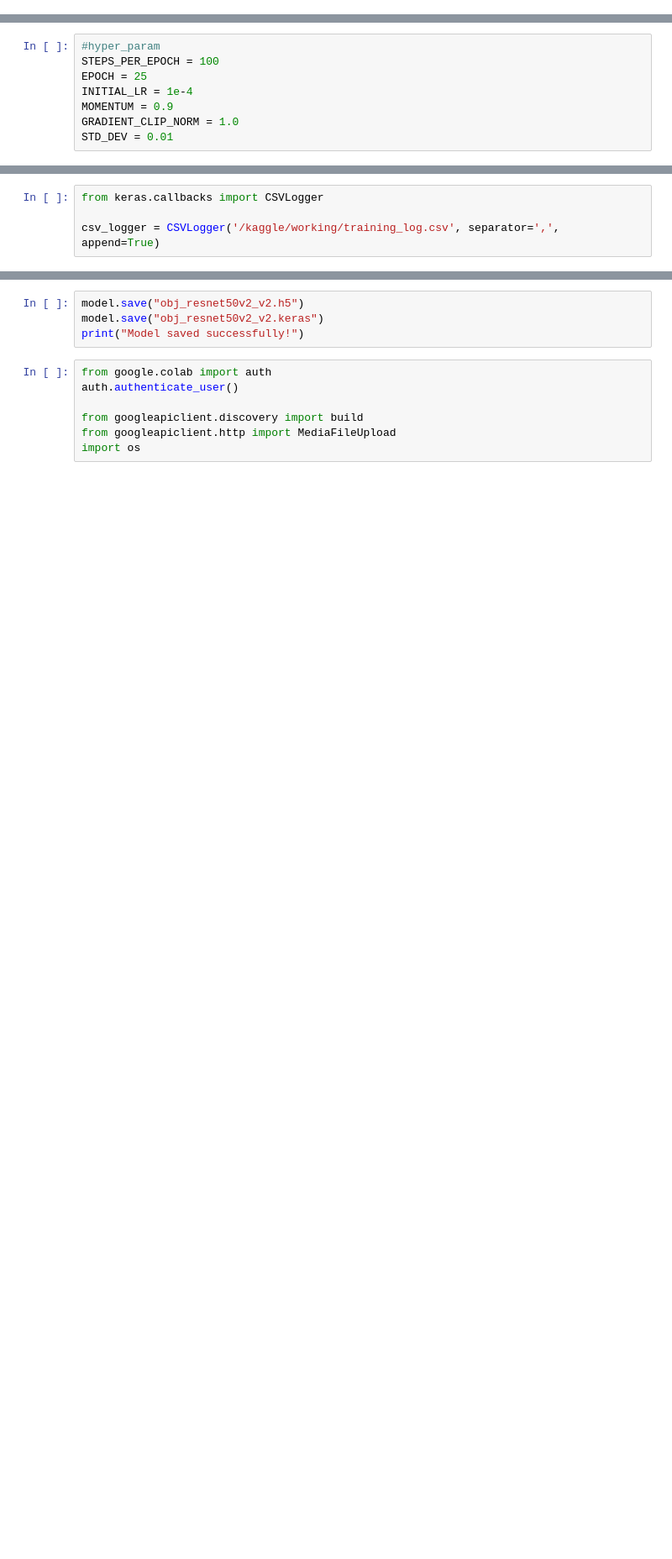
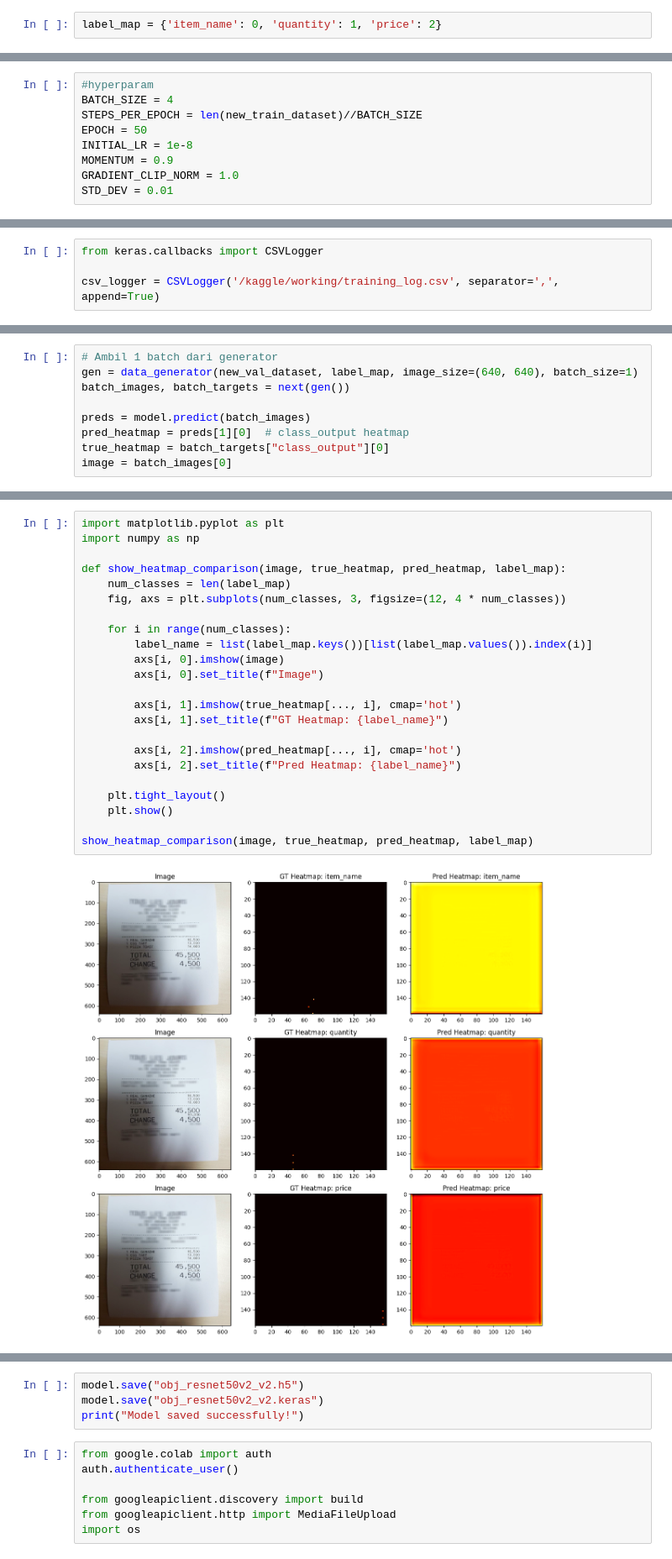
Before and after one commit to fitristachan/invoice-image-processing, a Jupyter notebook: bbox_detection_model.ipynb, the cells around one changed output, grey strips where cells are left out. Shown at 84% size. Cells and saved outputs as stored; diff of their text form; blank space fills up the shorter version.

Commit message:
Kaggle Notebook | bbox model | Version 2

```diff
--- a/bbox_detection_model.ipynb
+++ b/bbox_detection_model.ipynb
@@ -44,0 +20,2 @@ category_map = {
+# %%
+label_map = {'item_name': 0, 'quantity': 1, 'price': 2}
@@ -45,8 +193,9 @@ category_map = {
 # %%
-#hyper_param
-STEPS_PER_EPOCH = 100
-EPOCH = 25
-INITIAL_LR = 1e-4
+#hyperparam
+BATCH_SIZE = 4
+STEPS_PER_EPOCH = len(new_train_dataset)//BATCH_SIZE
+EPOCH = 50
+INITIAL_LR = 1e-8
 MOMENTUM = 0.9
 GRADIENT_CLIP_NORM = 1.0
 STD_DEV = 0.01
@@ -488,0 +492,9 @@ val_gen = RetinaNetDataGenerator(
+# %%
+# Ambil 1 batch dari generator
+gen = data_generator(new_val_dataset, label_map, image_size=(640, 640), batch_size=1)
+batch_images, batch_targets = next(gen())
+
+preds = model.predict(batch_images)
+pred_heatmap = preds[1][0]  # class_output heatmap
+true_heatmap = batch_targets["class_output"][0]
+image = batch_images[0]
@@ -489,2 +511,27 @@ val_gen = RetinaNetDataGenerator(
+# %%
+import matplotlib.pyplot as plt
+import numpy as np
+
+def show_heatmap_comparison(image, true_heatmap, pred_heatmap, label_map):
+    num_classes = len(label_map)
+    fig, axs = plt.subplots(num_classes, 3, figsize=(12, 4 * num_classes))
+
+    for i in range(num_classes):
+        label_name = list(label_map.keys())[list(label_map.values()).index(i)]
+        axs[i, 0].imshow(image)
+        axs[i, 0].set_title(f"Image")
+
+        axs[i, 1].imshow(true_heatmap[..., i], cmap='hot')
+        axs[i, 1].set_title(f"GT Heatmap: {label_name}")
+
+        axs[i, 2].imshow(pred_heatmap[..., i], cmap='hot')
+        axs[i, 2].set_title(f"Pred Heatmap: {label_name}")
+
+    plt.tight_layout()
+    plt.show()
+
+show_heatmap_comparison(image, true_heatmap, pred_heatmap, label_map)
+# %% [output]
+[figure, added]
 # %%
 history = model.fit(
```
Also changed, not shown: parts of 25 cells of this notebook.
